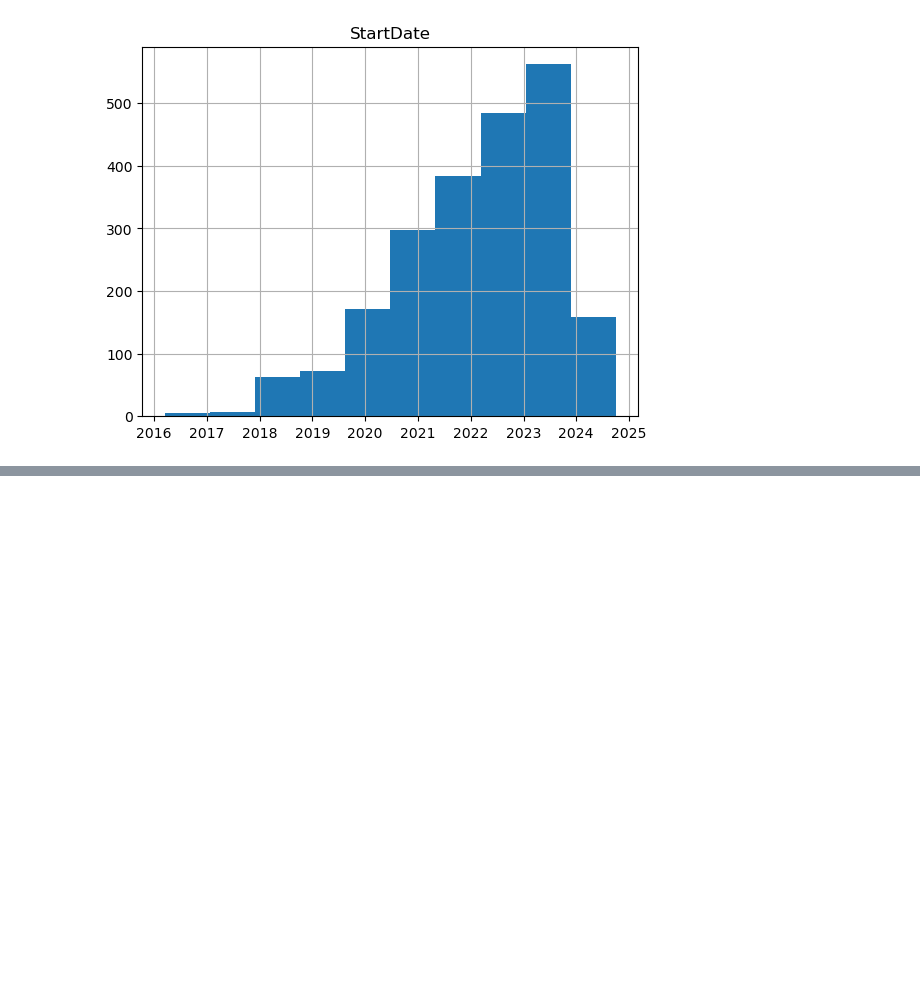
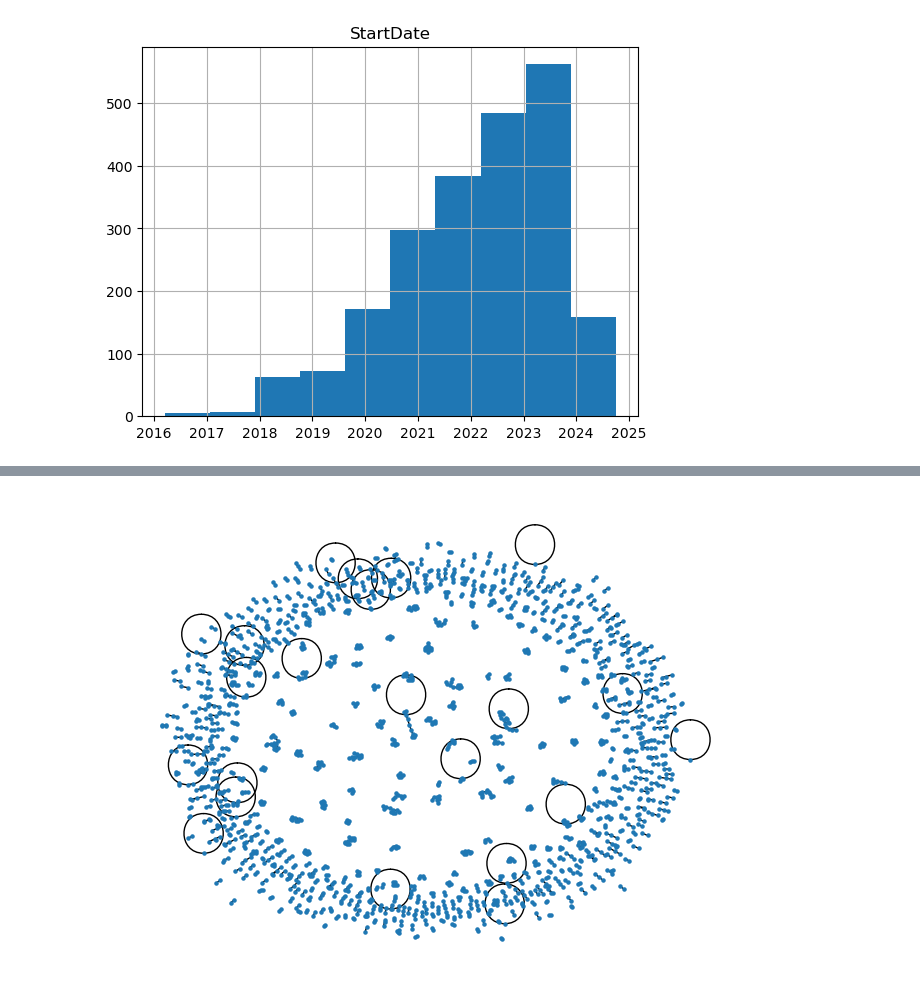
Before and after one commit to isliiu/oslineage, a Jupyter notebook: OSlineageReadData.ipynb, the cells around one changed output, grey strips where cells are left out. Cells and saved outputs as stored; diff of their text form; code cells hidden in the pictures; blank space fills up the shorter version.

Commit message:
Update OSlineageReadData.ipynb
tasks 7-8

```diff
--- a/OSlineageReadData.ipynb
+++ b/OSlineageReadData.ipynb
@@ -66,8 +66,8 @@ plt.show()
 # Task 1: Convert 'AwardedAmountToDate' to integer and store in a new variable
 amount_list = []
 awarded_amount = award_data['AwardedAmountToDate']
-for index, value in awarded_amount.items():
-    amount_list.append(int(value[1:-3].replace(',','')))
+for index, amount in awarded_amount.items():
+    amount_list.append(int(amount[1:-3].replace(',','')))
 award_data['AATD'] = amount_list
 # %%
 # Task 2: Create a histogram of the integer variable of award amount
@@ -98,4 +98,12 @@ copis = award_data['Co-PIName(s)'].str.split(pat=", ")
 # %%
 # Task 7: Use nested loop to create pairs of PI-coPI names.
 # Store in a new data frame
+pi_pairs = []
+for index, pi in award_data['PrincipalInvestigator'].items():
+    if isinstance(copis[index], list):
+        for copi in copis[index]:
+            pi_pairs.append((pi, copi))
+
+pairs = pd.DataFrame(pi_pairs)
+print(pairs)
 # %% [output]
@@ -103,5 +124,16 @@ TypeError: '_iAtIndexer' object is not callable
 # %%
 # Task 8: Use the name pairs to create and display a network diagram
+import networkx as nx
+
+G = nx.Graph()
+
+for pair in pi_pairs:
+    G.add_edge(pair[0], pair[1])
+
+nx.draw(G, node_size=5, font_size=5)
+plt.show()
+# %% [output]
+[figure, added]
 # %%
 # Task 9: Copy the award data into a new DF, keeping only the
 # AwardNumber, Title, and Abstract. Use spaCy to create doc
```
Also changed, not shown: parts of 1 cell of this notebook.
